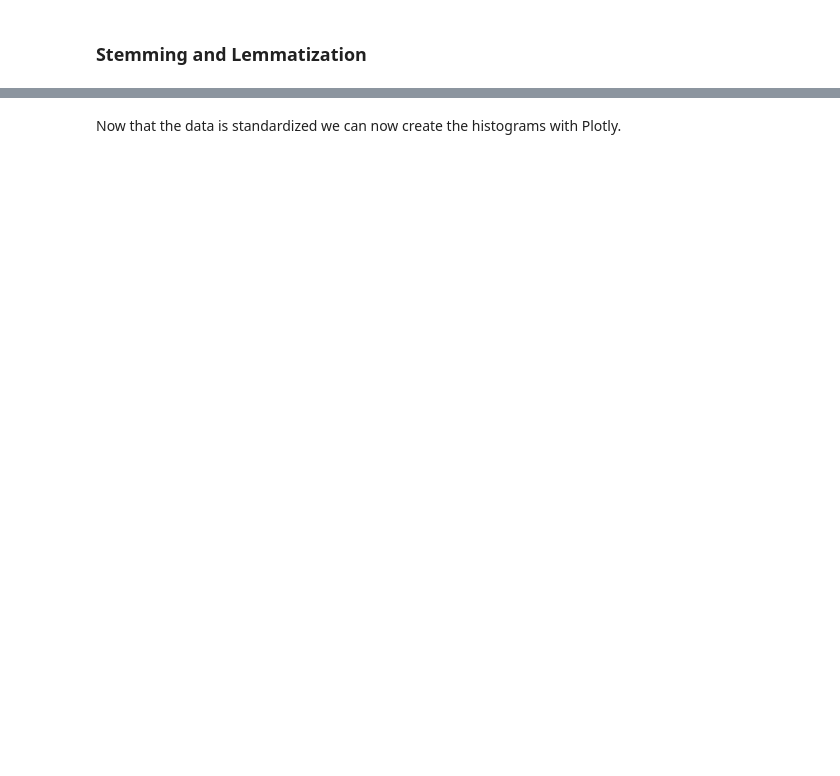
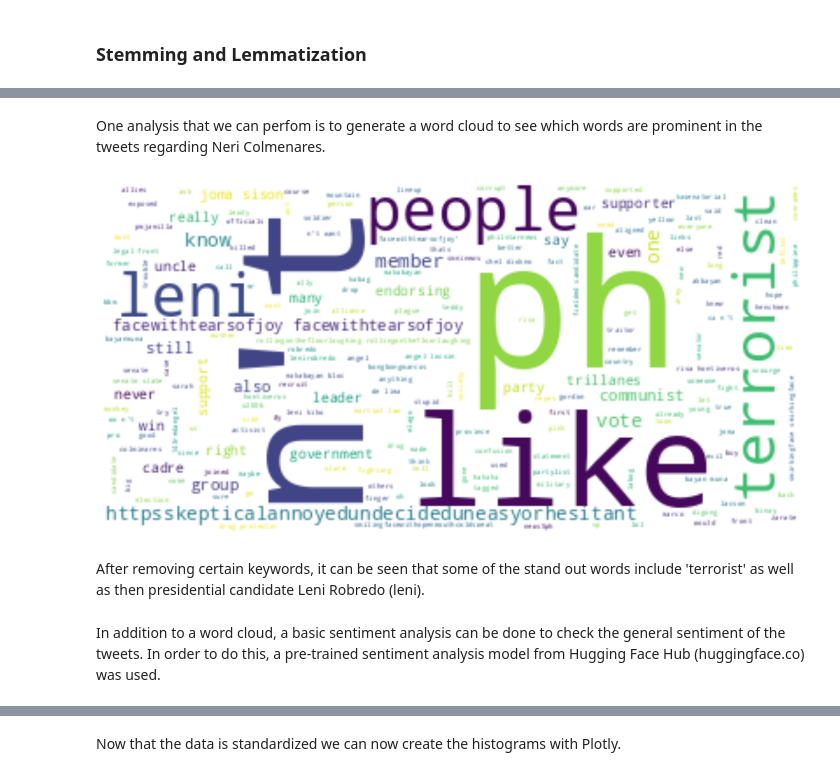
Before and after one commit to deckardsworkspace/cs132-group3, a Jupyter notebook: data-exploration/cs132_data_exploration.ipynb, the cells around one changed output, grey strips where cells are left out. Cells and saved outputs as stored; diff of their text form; code cells hidden in the pictures; blank space fills up the shorter version.

```diff
--- a/data-exploration/cs132_data_exploration.ipynb
+++ b/data-exploration/cs132_data_exploration.ipynb
@@ -494,16 +503,18 @@ Here, we remove stop words commonly used words such as I, an, etc. as these word
 In addition, while words are being removed, the remaining words will be turned into lowercase as well. Afterwards, the sentences are then tokenized.
 # %%
 from nltk.tokenize import word_tokenize
+from nltk.corpus import stopwords
 
 stop_words = set(stopwords.words('english'))
 tokenized_list = []
+tweets_en_clean = []
 for tweet in tweets_en:
   tweet = tweet.replace(r'[^\w\s]+','')
   tokenized = word_tokenize(tweet)
 
   filtered = [word.lower() for word in tokenized if word.lower() not in stop_words]
   tokenized_list.append(filtered)
-
+  tweets_en_clean.append(' '.join(filtered))
 
 
 df_tweets['Tokenized Tweet'] = tokenized_list
@@ -544,0 +565,26 @@ df_tweets.head().style.set_properties(**{'text-align': 'left'})
+# %% [markdown]
+One analysis that we can perfom is to generate a word cloud to see which words are prominent in the tweets regarding Neri Colmenares.
+# %%
+from wordcloud import WordCloud
+from wordcloud import ImageColorGenerator
+import matplotlib.pyplot as plt
+tweet_compiled = str([''.join(word) for word in tweets_en_clean])
+
+#to remove keywords such as Neri, Colmenares, etc
+tweet_compiled = tweet_compiled.replace("neri","")
+tweet_compiled = tweet_compiled.replace("colmenares","")
+tweet_compiled = tweet_compiled.replace("npa","")
+tweet_compiled = tweet_compiled.replace("cpp","")
+tweet_compiled = tweet_compiled.replace("ndf","")
+tweet_compiled = tweet_compiled.replace("neri colmenares","")
+tweet_compiled = tweet_compiled.replace("colmenaresph","")
+
+wordcloud = WordCloud(stopwords=stop_words, background_color="white").generate(tweet_compiled)
+plt.figure( figsize=(15,20))
+plt.imshow(wordcloud, interpolation='bilinear')
+plt.axis("off")
+plt.show()
+# %% [output]
+[figure, added]
+# %% [markdown]
+After removing certain keywords, it can be seen that some of the stand out words include 'terrorist' as well as then presidential candidate Leni Robredo (leni).
@@ -544,0 +594,2 @@ df_tweets.head().style.set_properties(**{'text-align': 'left'})
+# %% [markdown]
+In addition to a word cloud, a basic sentiment analysis can be done to check the general sentiment of the tweets. In order to do this, a pre-trained sentiment analysis model from Hugging Face Hub  (huggingface.co) was used.
```
Also changed, not shown: parts of 45 cells of this notebook, 6 other files.
